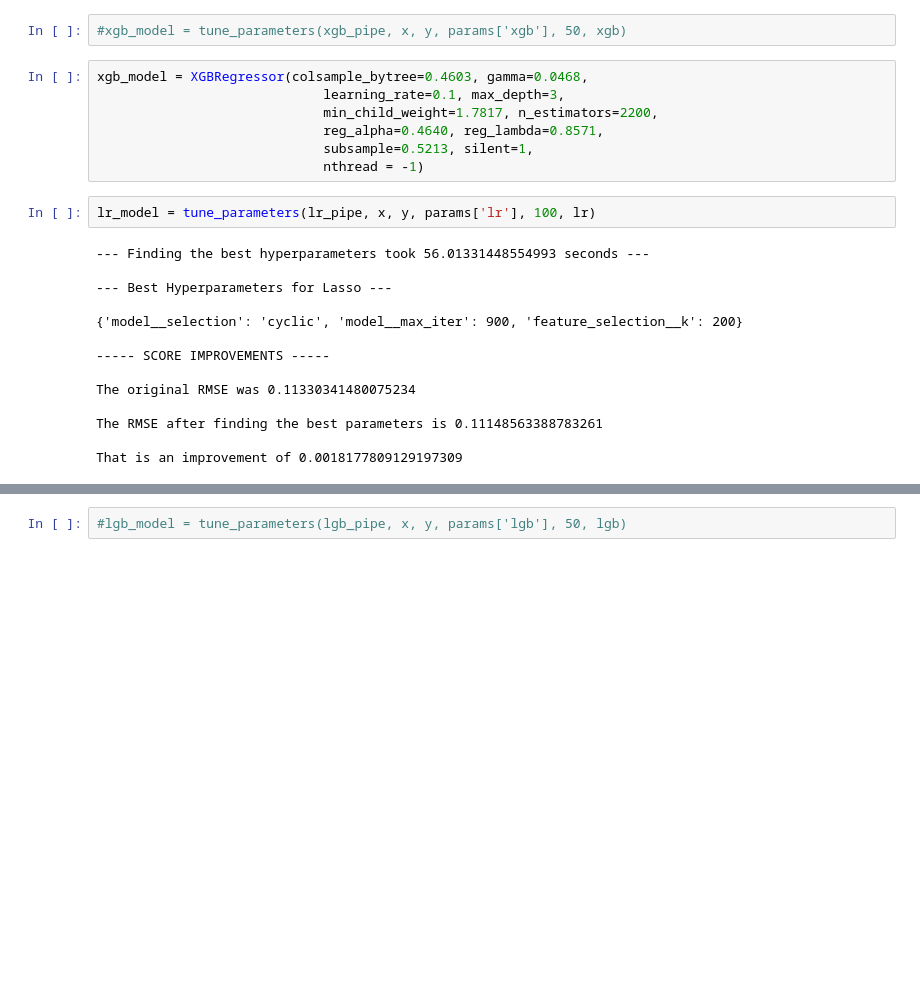
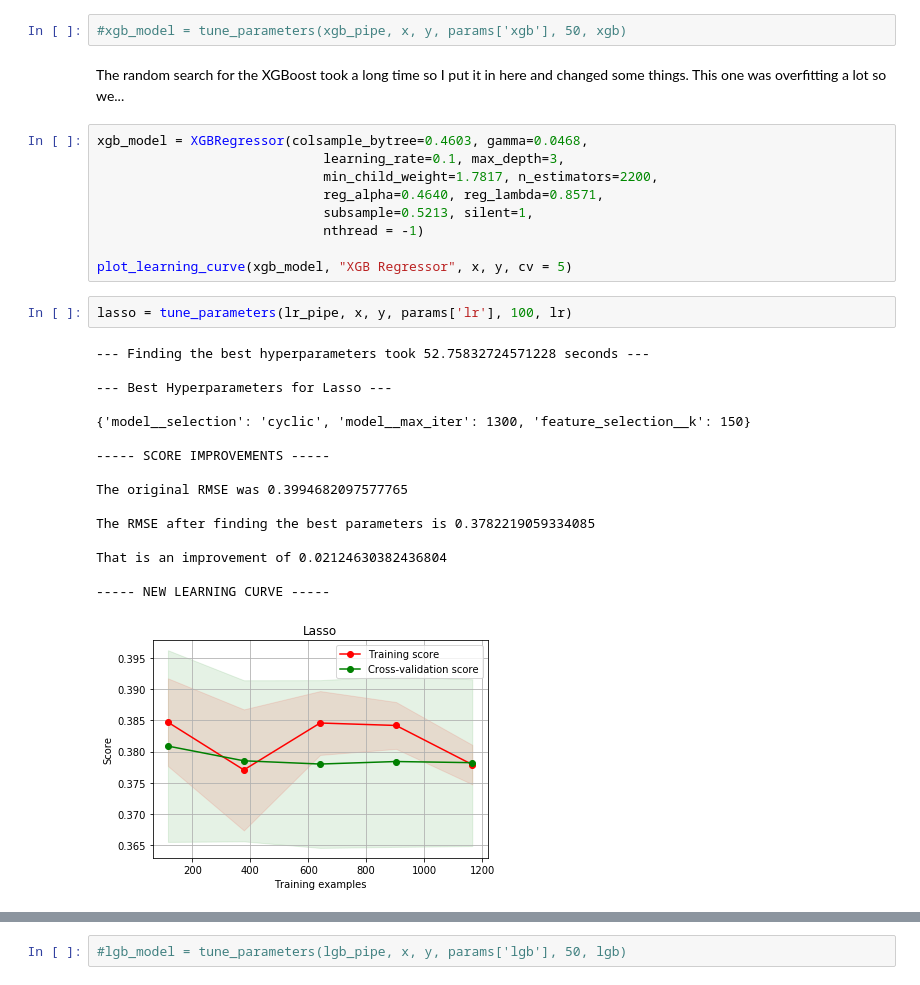
Before and after one commit to ngriffiths13/Applied_Machine_Learning_Classwork, a Jupyter notebook: Homeworks/HW2/Homework 2 - Building a Regression Model.ipynb, the cells around one changed output, grey strips where cells are left out. Drawn from its saved outputs; the diff is of its cells as text; blank space fills up the shorter version.

```diff
--- a/Homeworks/HW2/Homework 2 - Building a Regression Model.ipynb
+++ b/Homeworks/HW2/Homework 2 - Building a Regression Model.ipynb
@@ -492,6 +518,8 @@ params = {'xgb' : {'feature_selection__k' : np.arange(10,220, 10),
          }
 # %%
 #xgb_model = tune_parameters(xgb_pipe, x, y, params['xgb'], 50, xgb)
+# %% [markdown]
+The random search for the XGBoost took a long time so I put it in here and changed some things. This one was overfitting a lot so we...
 # %%
 xgb_model = XGBRegressor(colsample_bytree=0.4603, gamma=0.0468,
                              learning_rate=0.1, max_depth=3,
@@ -499,22 +527,27 @@ xgb_model = XGBRegressor(colsample_bytree=0.4603, gamma=0.0468,
                              reg_alpha=0.4640, reg_lambda=0.8571,
                              subsample=0.5213, silent=1,
                              nthread = -1)
+
+plot_learning_curve(xgb_model, "XGB Regressor", x, y, cv = 5)
 # %%
-lr_model = tune_parameters(lr_pipe, x, y, params['lr'], 100, lr)
+lasso = tune_parameters(lr_pipe, x, y, params['lr'], 100, lr)
 # %% [output]
---- Finding the best hyperparameters took 56.01331448554993 seconds ---
+--- Finding the best hyperparameters took 52.75832724571228 seconds ---
 
 --- Best Hyperparameters for Lasso ---
 
-{'model__selection': 'cyclic', 'model__max_iter': 900, 'feature_selection__k': 200}
+{'model__selection': 'cyclic', 'model__max_iter': 1300, 'feature_selection__k': 150}
 
 ----- SCORE IMPROVEMENTS -----
 
-The original RMSE was 0.11330341480075234
+The original RMSE was 0.3994682097577765
 
-The RMSE after finding the best parameters is 0.11148563388783261
+The RMSE after finding the best parameters is 0.3782219059334085
 
-That is an improvement of 0.0018177809129197309
+That is an improvement of 0.02124630382436804
+
+----- NEW LEARNING CURVE -----
+[figure, added]
 # %%
 en_model = tune_parameters(en_pipe, x, y, params['en'], 100, en)
 # %% [output]
```
Also changed, not shown: parts of 61 cells of this notebook.
